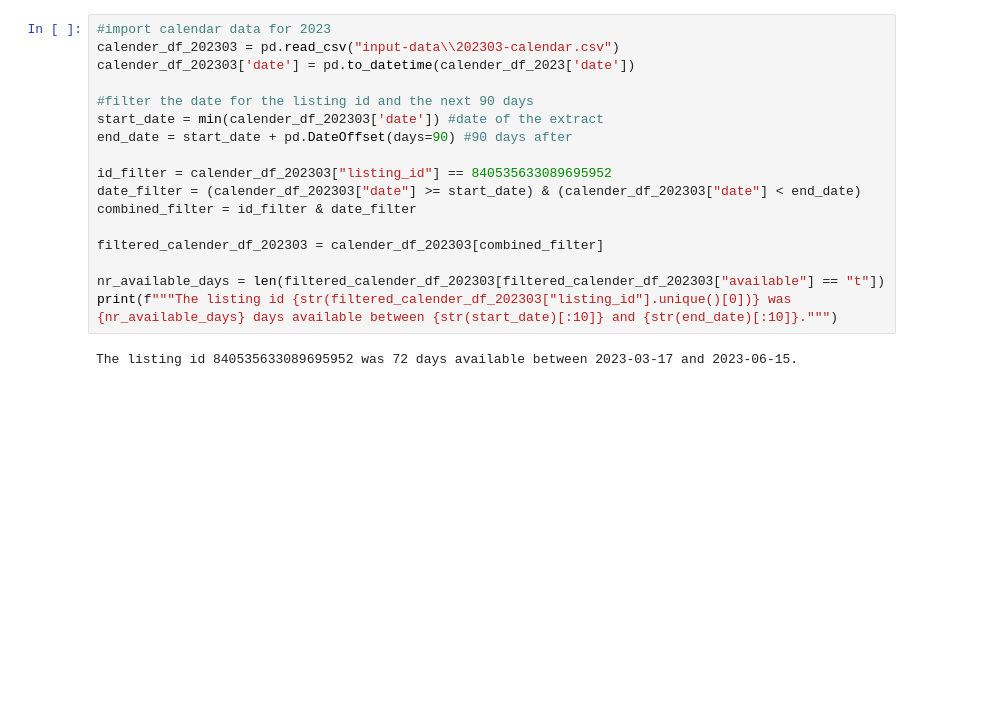
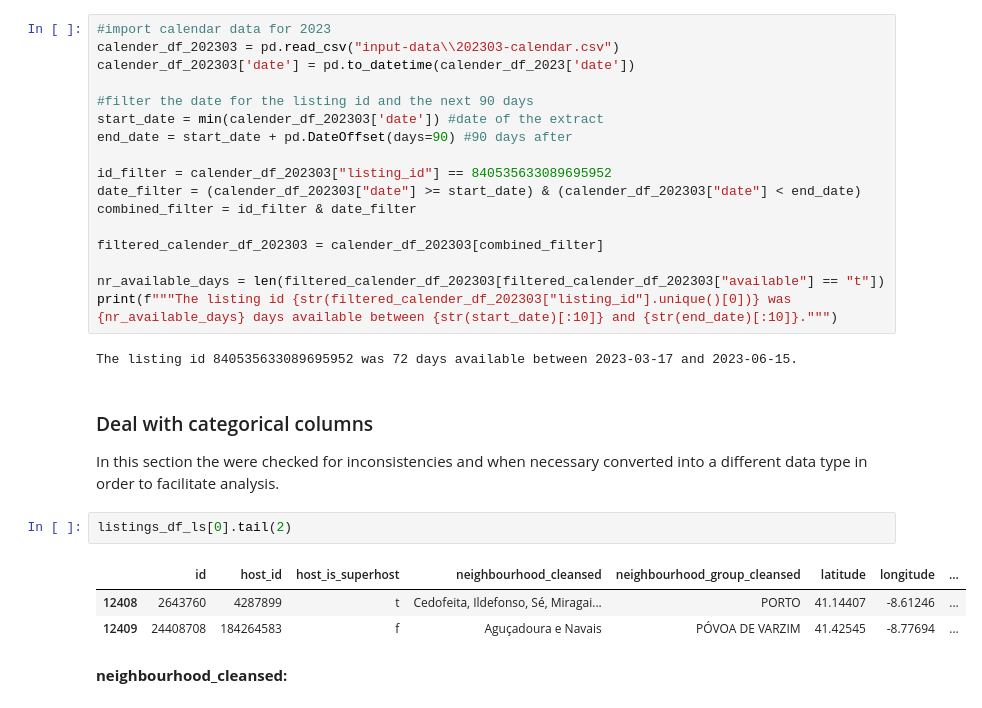
Before and after one commit to bruno-f7s/portfolio, a Jupyter notebook: airbnb-porto-2023/airbnb-porto-2023-eda.ipynb, the cells around one changed output. Drawn from its saved outputs; the diff is of its cells as text; blank space fills up the shorter version.

Commit message:
update data cleaning section

```diff
--- a/airbnb-porto-2023/airbnb-porto-2023-eda.ipynb
+++ b/airbnb-porto-2023/airbnb-porto-2023-eda.ipynb
@@ -221,3 +219,14 @@ nr_available_days = len(filtered_calender_df_202303[filtered_calender_df_202303[
 print(f"""The listing id {str(filtered_calender_df_202303["listing_id"].unique()[0])} was {nr_available_days} days available between {str(start_date)[:10]} and {str(end_date)[:10]}.""")
 # %% [output]
 The listing id 840535633089695952 was 72 days available between 2023-03-17 and 2023-06-15.
+# %% [markdown]
+### Deal with categorical columns
+In this section the were checked for inconsistencies and when necessary converted into a different data type in order to facilitate analysis.
+# %%
+listings_df_ls[0].tail(2)
+# %% [output]
+|  | id | host_id | host_is_superhost | neighbourhood_cleansed | neighbourhood_group_cleansed | latitude | longitude | ... |
+| 12408 | 2643760 | 4287899 | t | Cedofeita, Ildefonso, Sé, Miragai... | PORTO | 41.14407 | -8.61246 | ... |
+| 12409 | 24408708 | 184264583 | f | Aguçadoura e Navais | PÓVOA DE VARZIM | 41.42545 | -8.77694 | ... |
+# %% [markdown]
+__neighbourhood_cleansed:__
```
Also changed, not shown: parts of 28 cells of this notebook.
